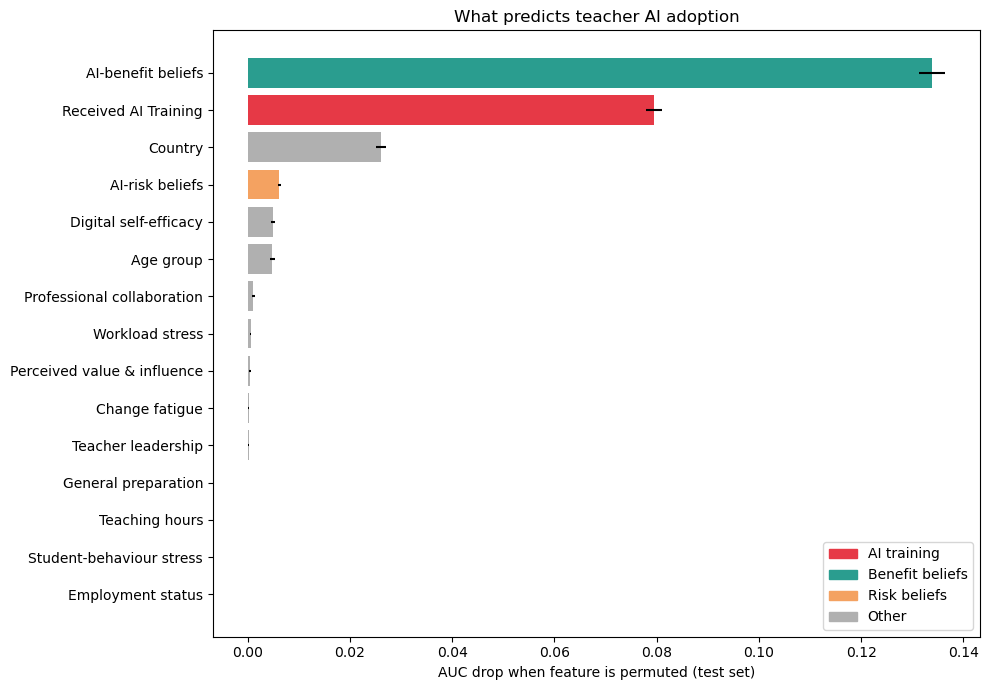
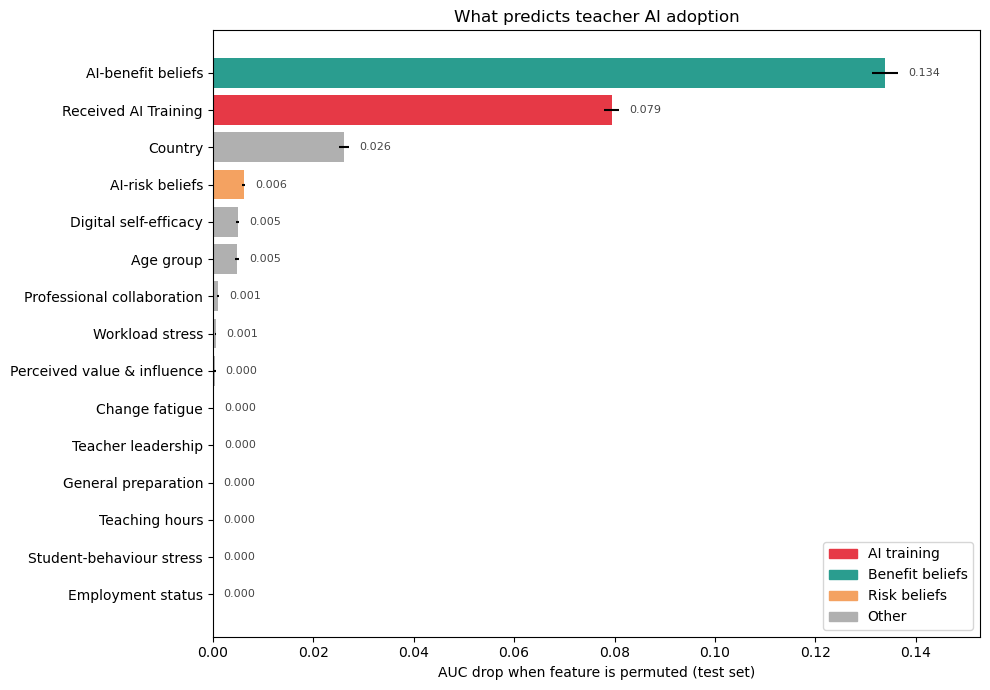
The change to this notebook cell's code, shown as a diff; its figure went from the first image to the second:
--- before
+++ after
@@ -54,4 +54,6 @@
 plt.figure(figsize=(10, 7))
 plt.barh(labels, top['auc_drop'], xerr=top['sd'], color=colors)
+for y, (v, s) in enumerate(zip(top['auc_drop'], top['sd'])):
+    plt.text(v + s + 0.002, y, f"{v:.3f}", va='center', fontsize=8, color='#444444')
 plt.xlabel("AUC drop when feature is permuted (test set)")
 plt.title("What predicts teacher AI adoption")
@@ -61,4 +63,5 @@
                     Patch(color='#b0b0b0', label='Other')],
            loc='lower right')
+plt.xlim(0, (top['auc_drop'] + top['sd']).max() * 1.12)
 plt.tight_layout()
 plt.savefig(DATA_DIR / "output" / "permutation_importance_labeled.png", dpi=150, bbox_inches="tight")

Commit: Adding updated noteboojs